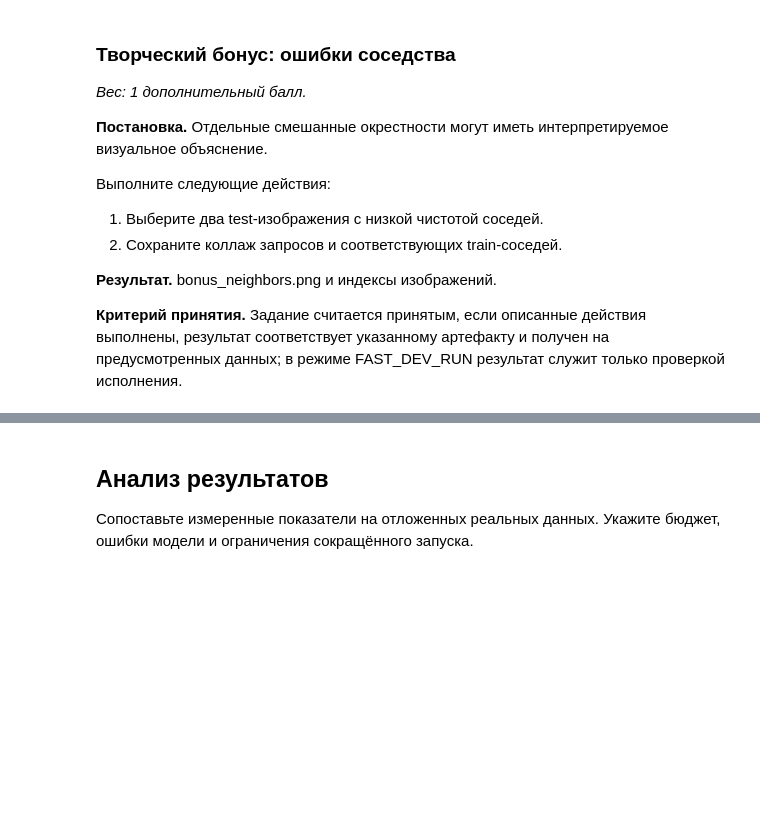
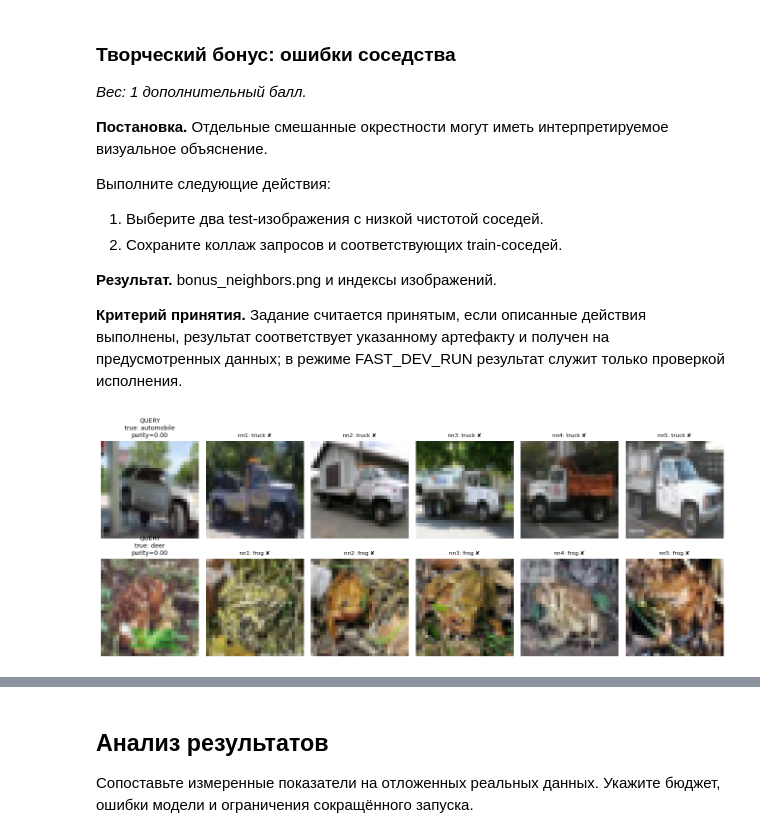
Before and after one commit to bysischpok/ML_sota, a Jupyter notebook: lab4_sota/lab4_sota.ipynb, the cells around one changed output, grey strips where cells are left out. Saved outputs shown, nothing was run; the diff lists cells and outputs as text; code cells hidden in the pictures; blank space fills up the shorter version.

```diff
--- a/lab4_sota/lab4_sota.ipynb
+++ b/lab4_sota/lab4_sota.ipynb
@@ -565,7 +565,7 @@ print(f"✔ adaptation.json: {adaptation}")
 # Реализуйте это задание по постановке выше.
 from sklearn.neighbors import NearestNeighbors
 
-n_queries = 5 if FAST_DEV_RUN else 20
+n_queries = 5 if FAST_DEV_RUN else 100
 query_idx = np.arange(n_queries)
 
 nn_model = NearestNeighbors(n_neighbors=6, metric="cosine").fit(X_train)
@@ -639,28 +639,94 @@ print(f"✔ neighborhood_purity.json: mean={purity_result['mean_purity']:.3f}")
 
 **Критерий принятия.** Задание считается принятым, если описанные действия выполнены, результат соответствует указанному артефакту и получен на предусмотренных данных; в режиме FAST_DEV_RUN результат служит только проверкой исполнения.
 # %%
-# Реализуйте это задание по постановке выше.
-purities = []
-per_query = []
+import json
+import numpy as np
+import matplotlib.pyplot as plt
+from torchvision.datasets import CIFAR10
+
+K = 5
+CLASS_NAMES = ['airplane', 'automobile', 'bird', 'cat', 'deer',
+               'dog', 'frog', 'horse', 'ship', 'truck']
+
+raw_train = CIFAR10(root=DATA_ROOT, train=True,  download=False, transform=None)
+raw_test  = CIFAR10(root=DATA_ROOT, train=False, download=False, transform=None)
+
+# --- Пересчёт чистоты по 5 честным соседям ---
+cases = []
 for qi, qlabel in zip(query_idx, y_test[query_idx]):
-    d, ii = nn_model.kneighbors(X_test[[qi]], n_neighbors=6)
-    ii = ii[0][1:]  # убираем сам запрос на позиции 0
+    _, ii = nn_model.kneighbors(X_test[[qi]], n_neighbors=K)
+    ii = ii[0]                                # ровно K=5 ближайших в train_ds
     labels_nb = y_train[ii]
-    purity = float((labels_nb == qlabel).mean())
-    purities.append(purity)
-    per_query.append({
+    purity = float((labels_nb == int(qlabel)).mean())
+    cases.append({
         "query_index": int(qi),
         "query_label": int(qlabel),
+        "neighbor_indices_train_ds": ii.tolist(),
         "neighbor_labels": labels_nb.tolist(),
         "purity": purity,
     })
 
-per_query.sort(key=lambda x: x["purity"])
-purity_result = {
-    "mean_purity": float(np.mean(purities)),
-    "worst": per_query[:5],
+cases.sort(key=lambda c: c["purity"])
+worst_two = cases[:2]
+
+# --- Коллаж: 2 запроса × (1 запрос + K соседей) ---
+fig, axes = plt.subplots(
+    len(worst_two), K + 1,
+    figsize=(2.2 * (K + 1), 2.6 * max(1, len(worst_two))),
+)
+# если worst_two = 1, axes будет 1D — приводим к 2D для единообразия
+if len(worst_two) == 1:
+    axes = axes.reshape(1, -1)
+
+for row, case in enumerate(worst_two):
+    qi = case["query_index"]
+    qlabel = case["query_label"]
+
+    q_img, _ = raw_test[test_idx[qi]]
+    axes[row, 0].imshow(q_img)
+    axes[row, 0].set_title(
+        f"QUERY\ntrue: {CLASS_NAMES[qlabel]}\npurity={case['purity']:.2f}",
+        fontsize=9,
+    )
+    axes[row, 0].axis("off")
+
+    for j, ds_idx in enumerate(case["neighbor_indices_train_ds"]):
+        nb_img, nb_label = raw_train[train_idx[ds_idx]]
+        axes[row, j + 1].imshow(nb_img)
+        mark = "✔" if int(nb_label) == qlabel else "✘"
+        axes[row, j + 1].set_title(
+            f"nn{j+1}: {CLASS_NAMES[int(nb_label)]} {mark}",
+            fontsize=8,
+        )
+        axes[row, j + 1].axis("off")
+
+plt.tight_layout()
+out_png = ARTIFACTS / "bonus_neighbors.png"
+plt.savefig(out_png, dpi=150, bbox_inches="tight")
+plt.show()
+
+# --- Сохранение индексов ---
+bonus_info = {
+    "k_neighbors": K,
+    "class_names": CLASS_NAMES,
+    "cases": [
+        {
+            "query_index_test_ds":   c["query_index"],
+            "query_index_test_full": int(test_idx[c["query_index"]]),
+            "query_label":           c["query_label"],
+            "neighbor_indices_train_ds":   c["neighbor_indices_train_ds"],
+            "neighbor_indices_train_full": [int(train_idx[i]) for i in c["neighbor_indices_train_ds"]],
+            "neighbor_labels":       c["neighbor_labels"],
+            "purity":                c["purity"],
+        }
+        for c in worst_two
+    ],
 }
-with open(ARTIFACTS / "neighborhood_purity.json", "w", encoding="utf-8") as f:
-    json.dump(purity_result, f, ensure_ascii=False, indent=2)
-print(f"✔ neighborhood_purity.json: mean={purity_result['mean_purity']:.3f}")
+with open(ARTIFACTS / "bonus_neighbors.json", "w", encoding="utf-8") as f:
+    json.dump(bonus_info, f, ensure_ascii=False, indent=2)
+
+print(f"✔ {out_png.name} сохранён")
+print(f"✔ bonus_neighbors.json сохранён")
+print(json.dumps(bonus_info, ensure_ascii=False, indent=2))
 # %% [output]
+[figure, added]
```
Also changed, not shown: parts of 3 cells of this notebook, 4 other files.
